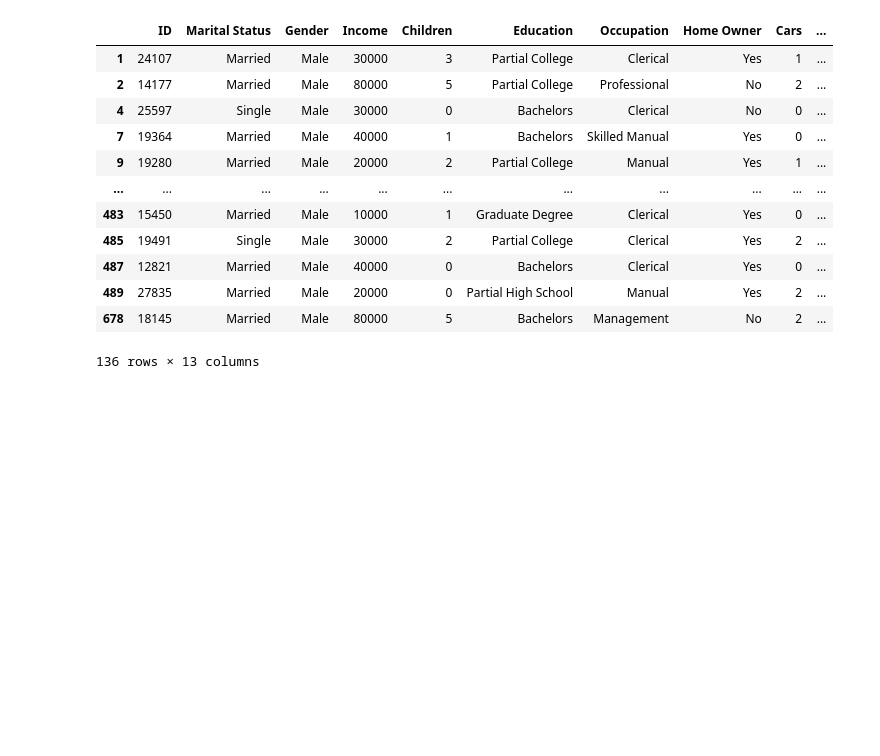
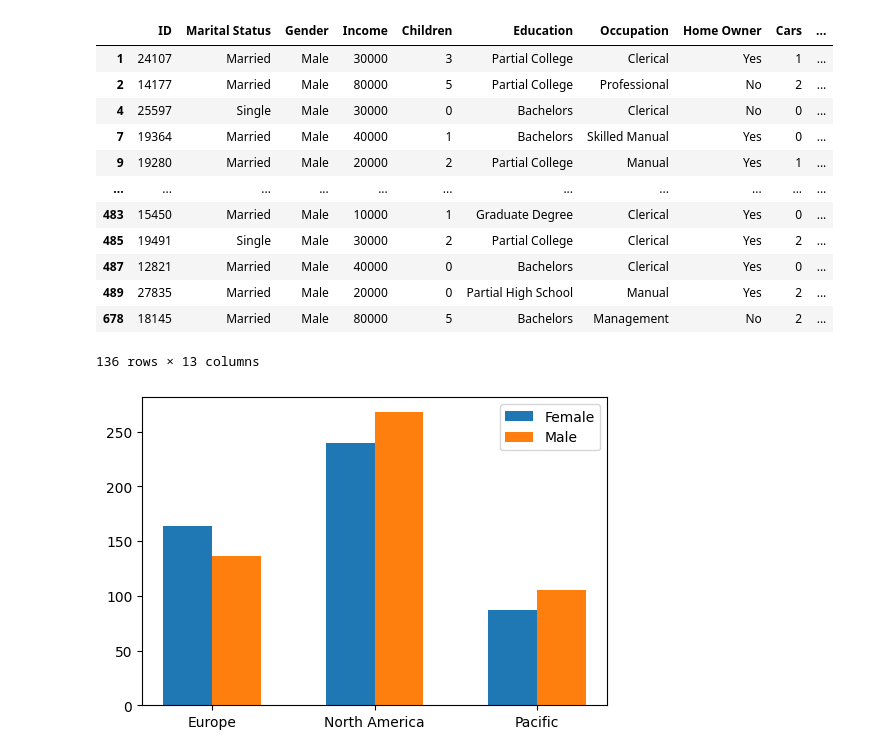
Before and after one commit to abhisunny2610/Data-Science, a Jupyter notebook: Visualization/Bike Buyers Anlys.ipynb, the cells around one changed output. Cells and saved outputs as stored; diff of their text form; code cells hidden in the pictures; blank space fills up the shorter version.

Commit message:
Bike Buyer Visualization

```diff
--- a/Visualization/Bike Buyers Anlys.ipynb
+++ b/Visualization/Bike Buyers Anlys.ipynb
@@ -142,3 +142,23 @@ gender_group.get_group(("Europe", "Male"))
 | 489 | 27835 | Married | Male | 20000 | 0 | Partial High School | Manual | Yes | 2 | ... |
 | 678 | 18145 | Married | Male | 80000 | 5 | Bachelors | Management | No | 2 | ... |
 136 rows × 13 columns
+# %%
+fig, axes = plt.subplots(figsize=(6,4))
+
+labels = np.arange(len(gender_group.index))
+
+width = 0.3
+offset = 0
+
+for label, values in gender_group.items():
+    axes.bar(labels+offset, values, label=label, width=width)
+    offset += width
+
+midpoint = labels+(len(gender_group.columns)*width)/2
+axes.set_xticks(midpoint-(width/2), gender_group.index)
+
+plt.legend()
+
+plt.show()
+# %% [output]
+[figure, added]
```
